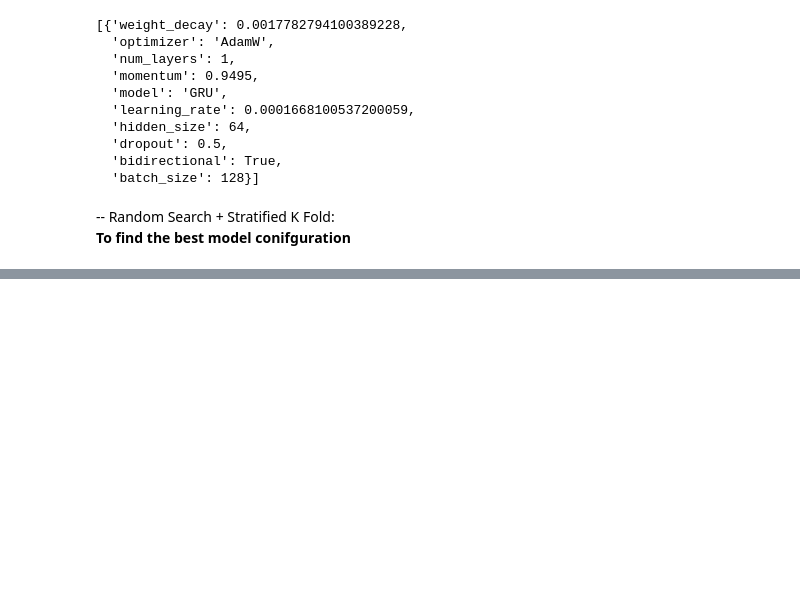
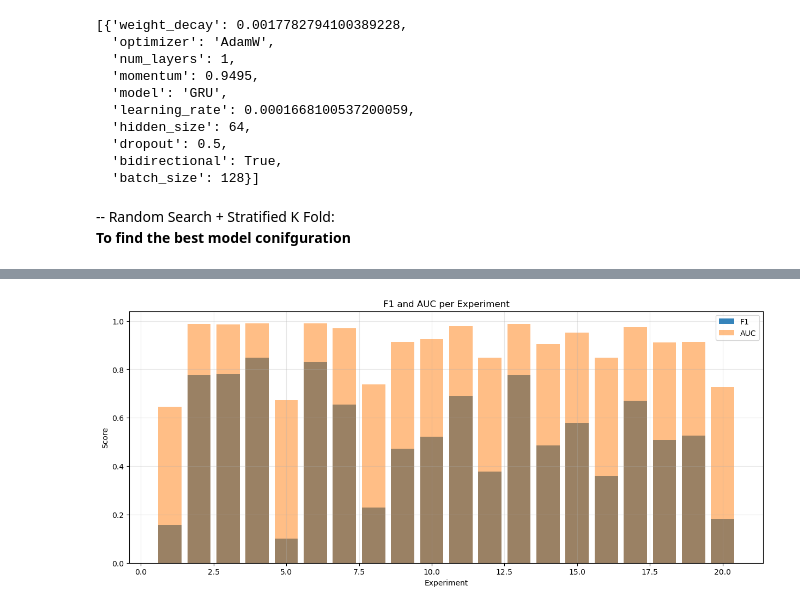
Before and after one commit to williamjohn972/Deep-Learning-for-ECG-Heartbeat-Classification, a Jupyter notebook: rnn.ipynb, the cells around one changed output, grey strips where cells are left out. Saved outputs shown, nothing was run; the diff lists cells and outputs as text; code cells hidden in the pictures; blank space fills up the shorter version.

Commit message:
Completed random search + kfold for rnnand chose model

```diff
--- a/rnn.ipynb
+++ b/rnn.ipynb
@@ -351,0 +334,5 @@ np.float64(0.12)
+# %%
+results_df = pd.read_csv("random_search/results.csv")
+# %%
+df = results_df.sort_values(ascending=False, by="avg_f1")
+df
@@ -351,0 +357,14 @@ np.float64(0.12)
+# %%
+import matplotlib.pyplot as plt
+
+plt.figure(figsize=(15,6))
+plt.bar(df["experiment"], df["avg_f1"], label="F1", alpha=0.9)
+plt.bar(df["experiment"], df["avg_auc"], label="AUC", alpha=0.5)
+plt.xlabel("Experiment")
+plt.ylabel("Score")
+plt.title("F1 and AUC per Experiment")
+plt.legend()
+plt.grid(alpha=0.3)
+plt.show()
+# %% [output]
+[figure, added]
```
Also changed, not shown: parts of 7 cells of this notebook, 1 other file.
